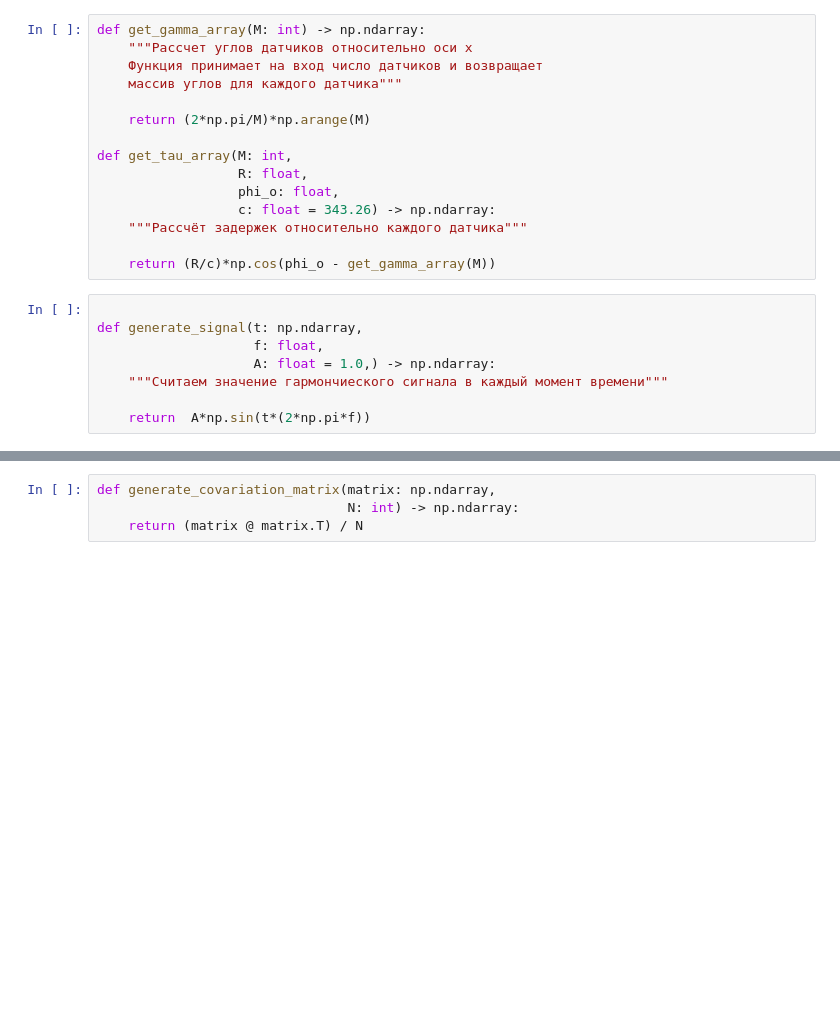
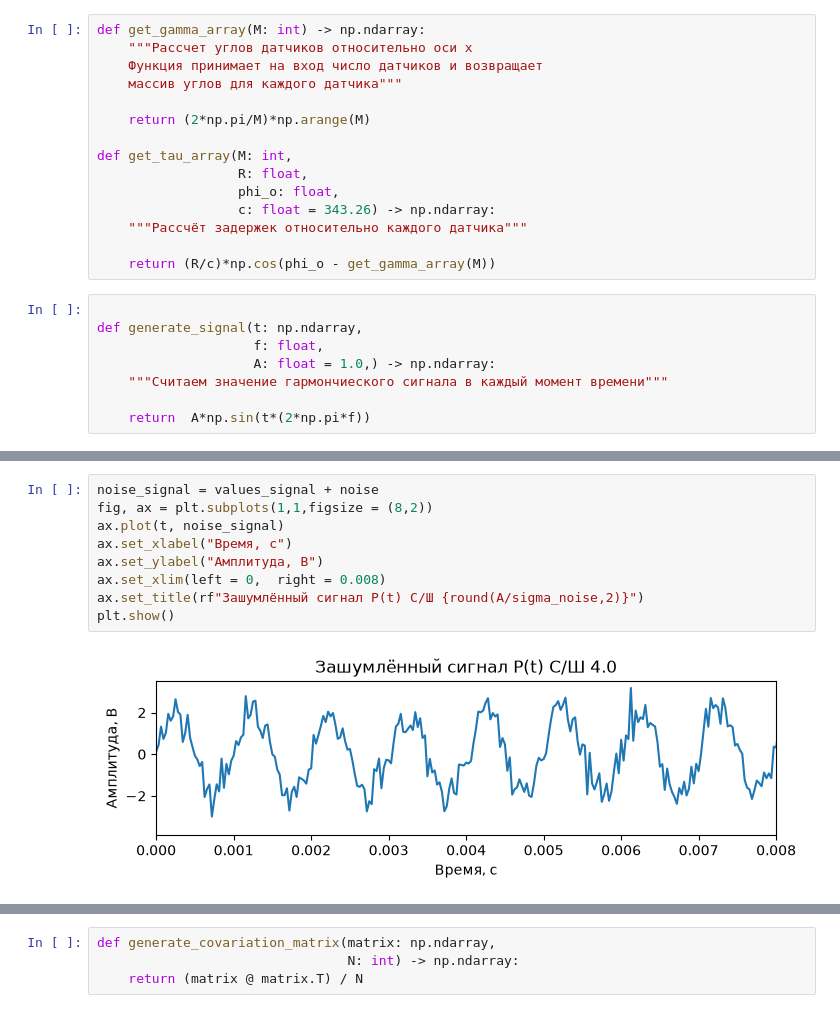
Before and after one commit to veitnemed/piling, a Jupyter notebook: notebook.ipynb, the cells around one changed output, grey strips where cells are left out. Saved outputs shown, nothing was run; the diff lists cells and outputs as text; blank space fills up the shorter version.

```diff
--- a/notebook.ipynb
+++ b/notebook.ipynb
@@ -43,0 +74,11 @@ def generate_signal(t: np.ndarray,
+# %%
+noise_signal = values_signal + noise
+fig, ax = plt.subplots(1,1,figsize = (8,2))
+ax.plot(t, noise_signal)
+ax.set_xlabel("Время, с")
+ax.set_ylabel("Амплитуда, В")
+ax.set_xlim(left = 0,  right = 0.008)
+ax.set_title(rf"Зашумлённый сигнал P(t) C/Ш {round(A/sigma_noise,2)}")
+plt.show()
+# %% [output]
+[figure, added]
```
Also changed, not shown: parts of 8 cells of this notebook, 1 other file.
